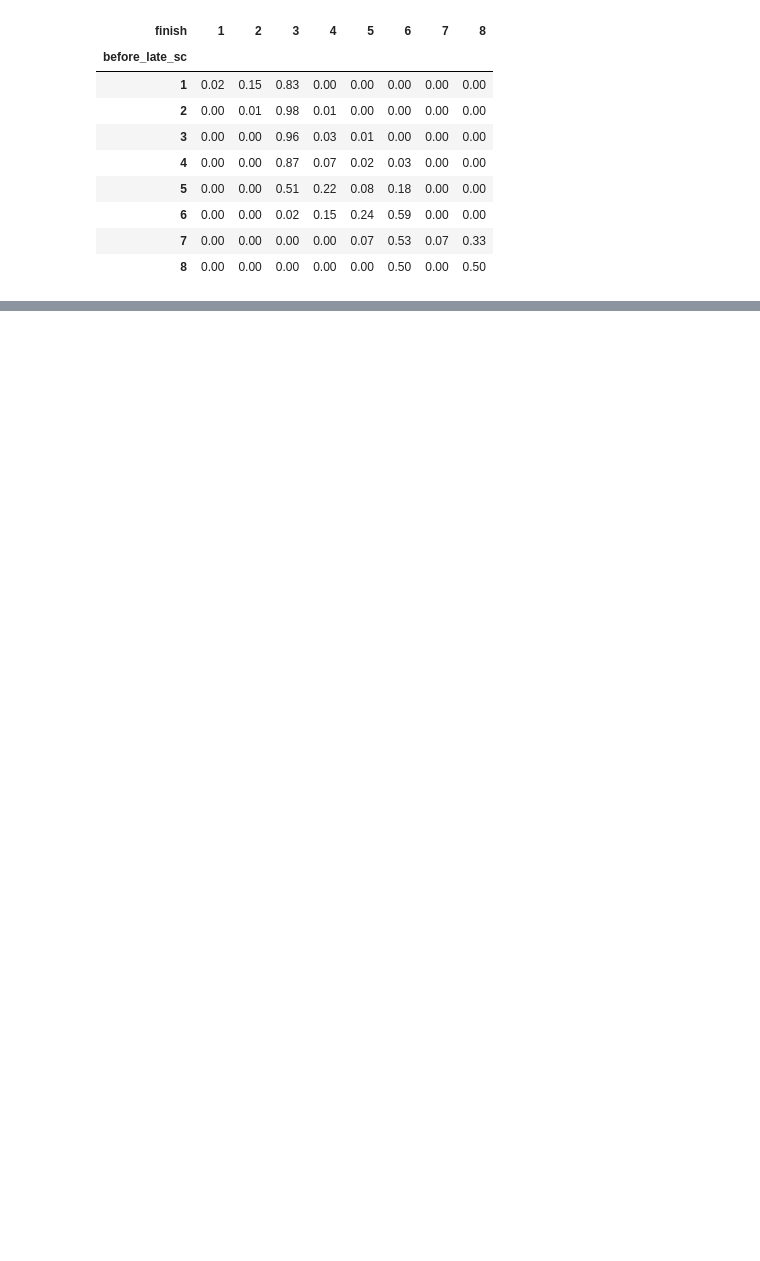
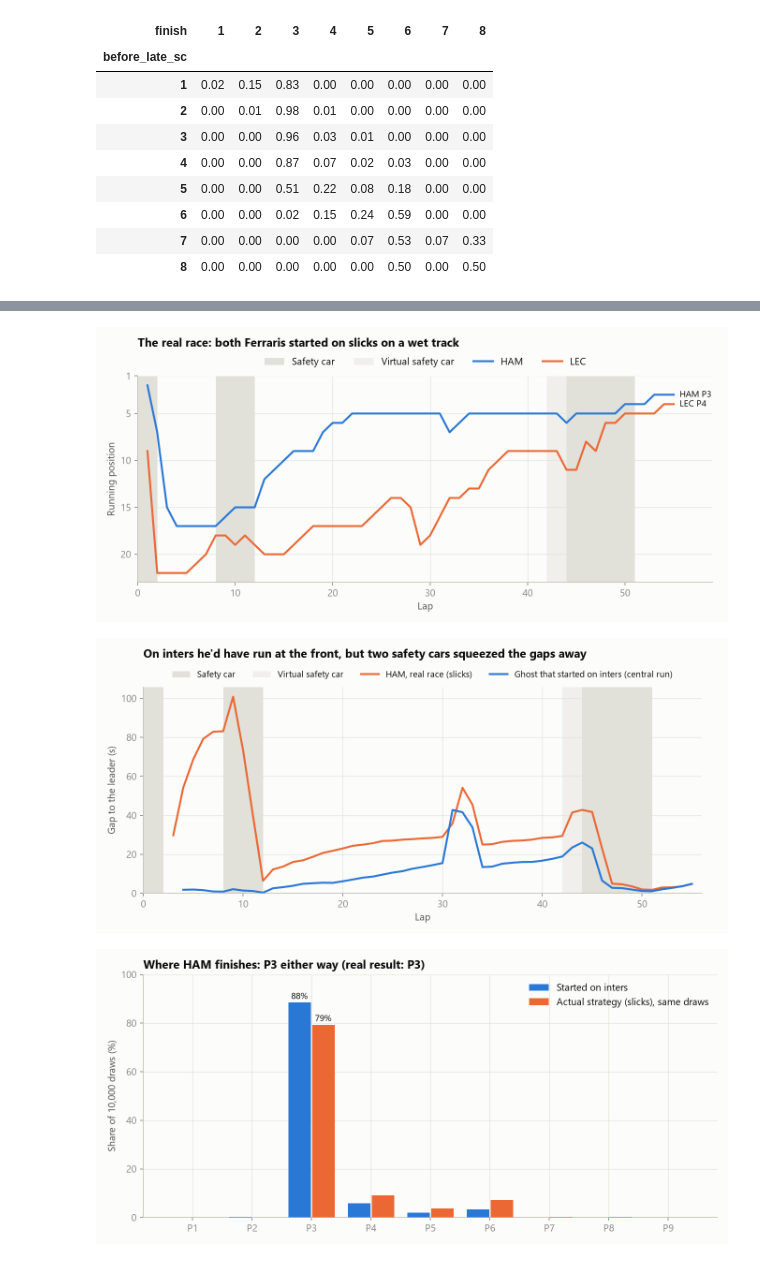
Before and after one commit to SyedTaqii/f1-2026-sepang-counterfactual, a Jupyter notebook: notebooks/sepang_counterfactual.ipynb, the cells around one changed output, grey strips where cells are left out. Saved outputs shown, nothing was run; the diff lists cells and outputs as text; code cells hidden in the pictures; blank space fills up the shorter version.

```diff
--- a/notebooks/sepang_counterfactual.ipynb
+++ b/notebooks/sepang_counterfactual.ipynb
@@ -298,9 +299,9 @@ Fixing both made the ghost 7 s too fast. Traffic has a second cost that the old
 
 The same draw also replays **HAM's actual strategy** from lap 8. That makes the comparison *paired*: both strategies face the same pace, traffic and pit-stop luck, so the difference is the start tyre alone.
 # %%
-from src.monte_carlo import run, save
+from src.monte_carlo import report, save
 
-res = run(cfg, p)
+res = report(cfg)        # M4 + M5 in one go: the 10k paired draws, the tornado and the Leclerc repeat (~6 min)
 save(res, cfg["monte_carlo"]["results_path"])
 f, a, pr = res["finish"], res["actual_strategy"], res["paired"]
 print(f"inters: expected P{f['expected']:.2f}, P(podium) {f['p_podium']:.1%}, P(win) {f['p_win']:.2%}")
@@ -355,0 +418,10 @@ pd.crosstab(d.before_late_sc, d.finish, normalize="index").round(2)   # position
+# %%
+from IPython.display import Image, display
+from src.plots import make_all
+
+for f in make_all(res, p, cfg, res["traces"]["inters"]):
+    display(Image(filename=str(ROOT / f)))
+# %% [output]
+[figure, added]
+[figure, added]
+[figure, added]
```
Also changed, not shown: parts of 13 cells of this notebook, 13 other files.
